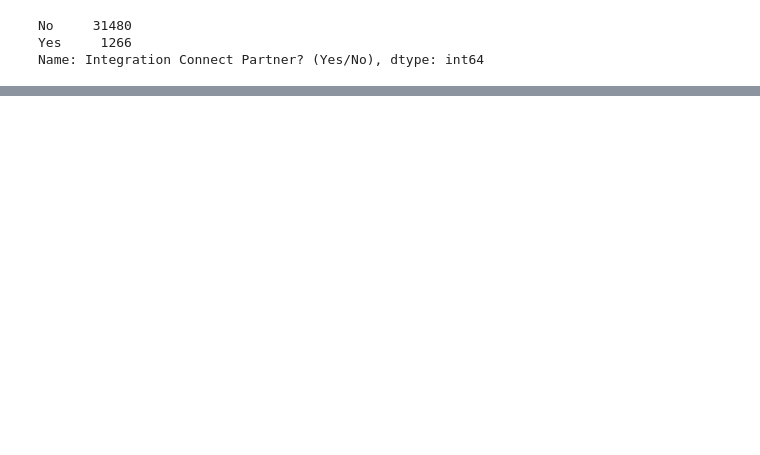
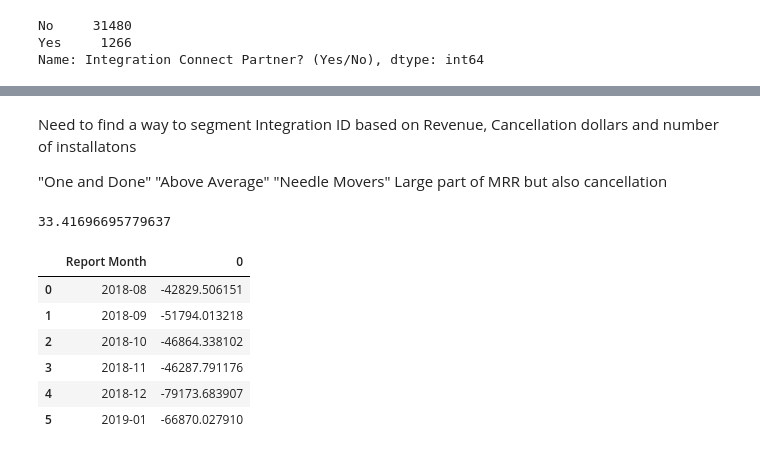
Before and after one commit to Sricha02/Study, a Jupyter notebook: Case_Study.ipynb, the cells around one changed output, grey strips where cells are left out. Cells and saved outputs as stored; diff of their text form; code cells hidden in the pictures; blank space fills up the shorter version.

```diff
--- a/Case_Study.ipynb
+++ b/Case_Study.ipynb
@@ -134,0 +122,25 @@ ie.head()
+# %% [markdown]
+Need to find a way to segment Integration ID based on Revenue, Cancellation dollars and number of installatons
+
+"One and Done"
+"Above Average"
+"Needle Movers" Large part of MRR but also cancellation
+# %%
+ie['Total Installed Count'].mean()
+# %% [output]
+33.41696695779637
+# %%
+def weighted_average_of_group(values, weights, item):
+    return (values * weights).groupby(item).sum() / weights.groupby(item).sum()
+# %%
+hmm = weighted_average_of_group(values=ie['Integration Total Cancellation Dollars'],
+                          weights=ie['Total Installed Count'], item=ie['Report Month'])
+hmm.reset_index()
+# %% [output]
+|  | Report Month | 0 |
+| 0 | 2018-08 | -42829.506151 |
+| 1 | 2018-09 | -51794.013218 |
+| 2 | 2018-10 | -46864.338102 |
+| 3 | 2018-11 | -46287.791176 |
+| 4 | 2018-12 | -79173.683907 |
+| 5 | 2019-01 | -66870.027910 |
```
Also changed, not shown: parts of 18 cells of this notebook.
